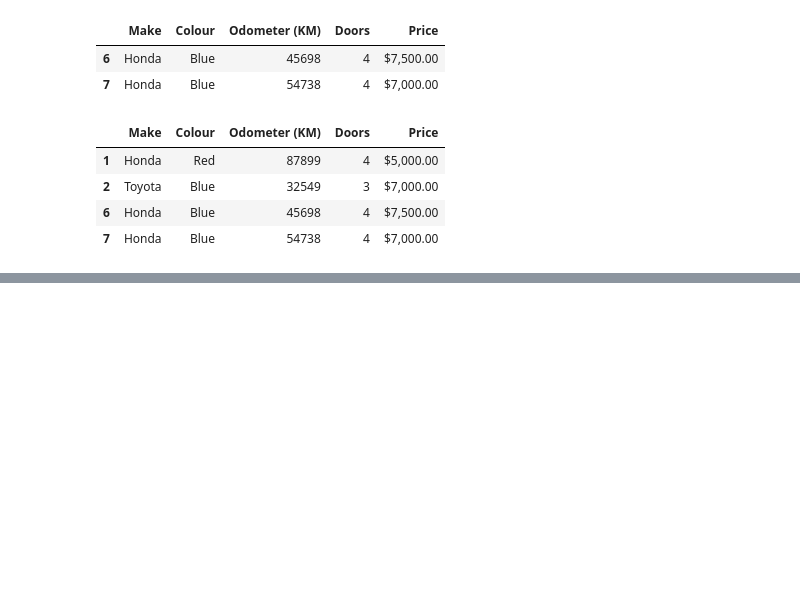
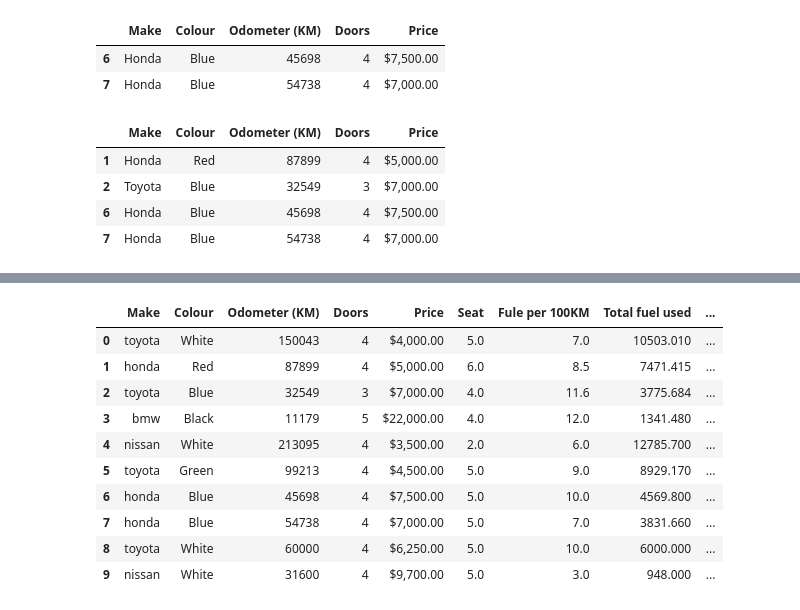
Before and after one commit to dhavalkaneriya/MLDS, a Jupyter notebook: Pandas/pandas_learning.ipynb, the cells around one changed output, grey strips where cells are left out. Saved outputs shown, nothing was run; the diff lists cells and outputs as text; code cells hidden in the pictures; blank space fills up the shorter version.

Commit message:
pandas manipulate dataframes

```diff
--- a/Pandas/pandas_learning.ipynb
+++ b/Pandas/pandas_learning.ipynb
@@ -112,0 +219,10 @@ pd.crosstab()
+# %%
+# Add new column to DataFrame
+Seat = pd.Series([5, 6, 4, 4, 2])
+
+car_sales['Seat'] = Seat
+# %%
+car_sales['Seat'].fillna(5, inplace=True)
+# %%
+Fule_Economy = [7,8.5,11.6,12,6,9,10,7,10,3]
+car_sales["Fule per 100KM"] = Fule_Economy
@@ -112,0 +243,2 @@ pd.crosstab()
+# %%
+car_sales["Total fuel used"] = car_sales["Odometer (KM)"]/100 * car_sales["Fule per 100KM"]
@@ -112,0 +259,15 @@ pd.crosstab()
+# %%
+car_sales["Number of wheels"] = 4
+car_sales
+# %% [output]
+|  | Make | Colour | Odometer (KM) | Doors | Price | Seat | Fule per 100KM | Total fuel used | ... |
+| 0 | toyota | White | 150043 | 4 | $4,000.00 | 5.0 | 7.0 | 10503.010 | ... |
+| 1 | honda | Red | 87899 | 4 | $5,000.00 | 6.0 | 8.5 | 7471.415 | ... |
+| 2 | toyota | Blue | 32549 | 3 | $7,000.00 | 4.0 | 11.6 | 3775.684 | ... |
+| 3 | bmw | Black | 11179 | 5 | $22,000.00 | 4.0 | 12.0 | 1341.480 | ... |
+| 4 | nissan | White | 213095 | 4 | $3,500.00 | 2.0 | 6.0 | 12785.700 | ... |
+| 5 | toyota | Green | 99213 | 4 | $4,500.00 | 5.0 | 9.0 | 8929.170 | ... |
+| 6 | honda | Blue | 45698 | 4 | $7,500.00 | 5.0 | 10.0 | 4569.800 | ... |
+| 7 | honda | Blue | 54738 | 4 | $7,000.00 | 5.0 | 7.0 | 3831.660 | ... |
+| 8 | toyota | White | 60000 | 4 | $6,250.00 | 5.0 | 10.0 | 6000.000 | ... |
+| 9 | nissan | White | 31600 | 4 | $9,700.00 | 5.0 | 3.0 | 948.000 | ... |
```
Also changed, not shown: parts of 35 cells of this notebook.
